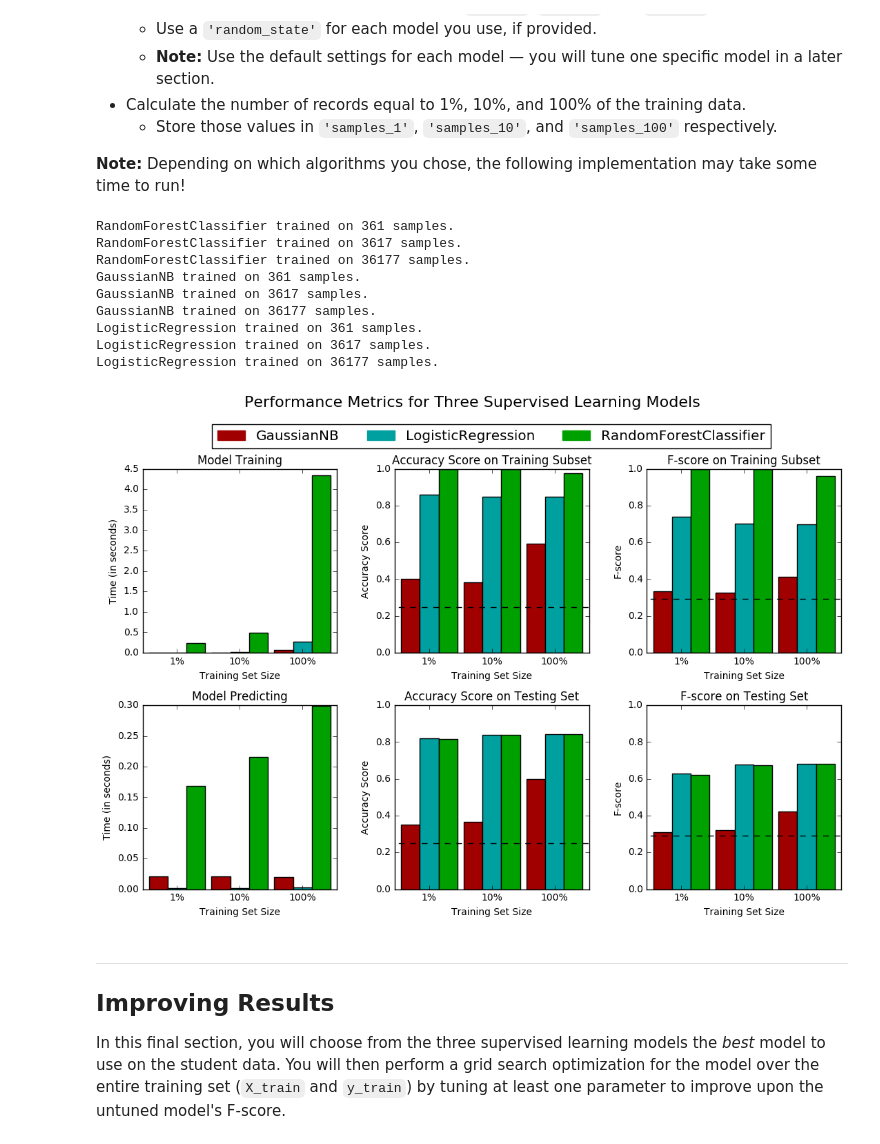
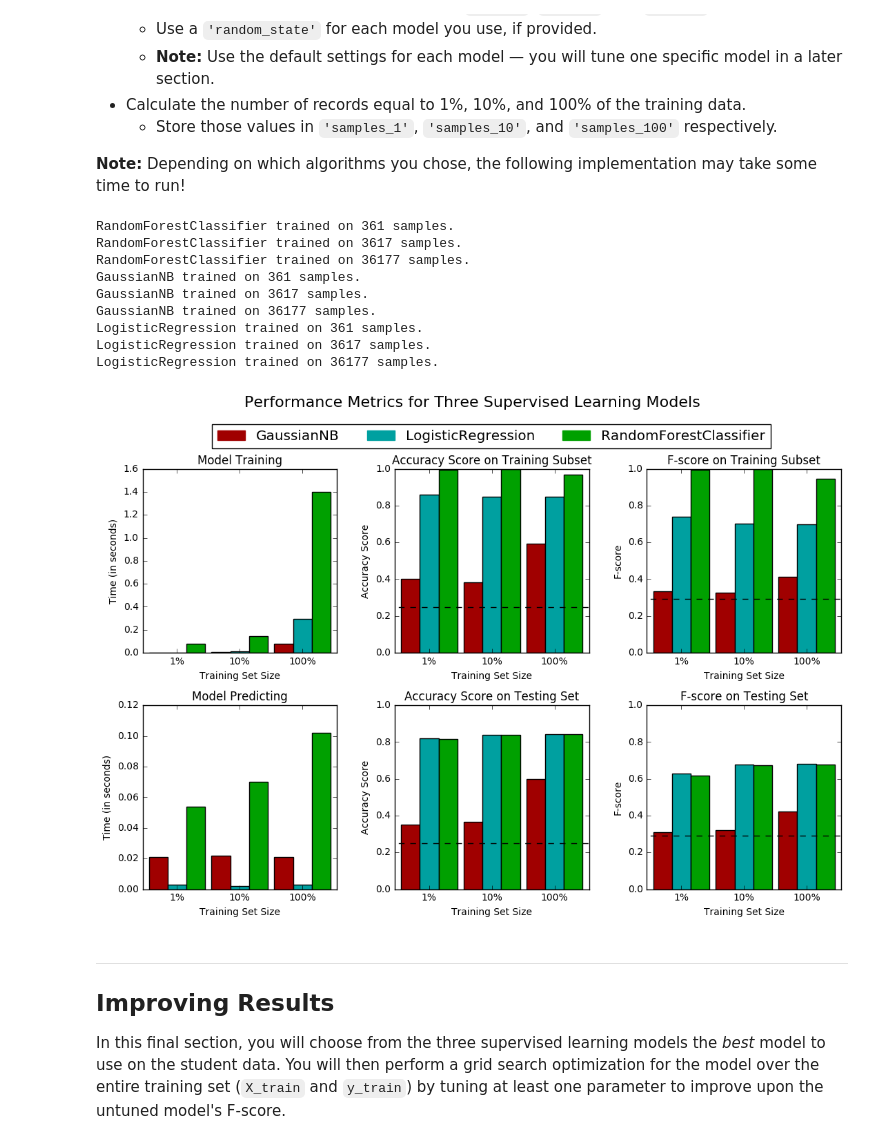
Before and after one commit to cidelab/MachineLearnResearch, a Jupyter notebook: finding_donors/finding_donors.ipynb, the cells around one changed output. Drawn from its saved outputs; the diff is of its cells as text; code cells hidden in the pictures.

```diff
--- a/finding_donors/finding_donors.ipynb
+++ b/finding_donors/finding_donors.ipynb
@@ -440,40 +439,40 @@ from sklearn.naive_bayes import GaussianNB
 from sklearn.linear_model import LogisticRegression
 
 # TODO: Initialize the three models
-clf_A = RandomForestClassifier(n_estimators=100)
+clf_A = RandomForestClassifier(random_state = 0, n_estimators = 30)
 clf_B = GaussianNB()
 clf_C = LogisticRegression()
 
 # TODO: Calculate the number of samples for 1%, 10%, and 100% of the training data
 # HINT: samples_100 is the entire training set i.e. len(y_train)
 # HINT: samples_10 is 10% of samples_100
 # HINT: samples_1 is 1% of samples_100
 samples_100 = len(y_train)
 samples_10 = samples_100 / 10
 samples_1 = samples_100 / 100
 
 # Collect results on the learners
 results = {}
 for clf in [clf_A, clf_B, clf_C]:
     clf_name = clf.__class__.__name__
     results[clf_name] = {}
     for i, samples in enumerate([samples_1, samples_10, samples_100]):
         results[clf_name][i] = \
         train_predict(clf, samples, X_train, y_train, X_test, y_test)
 
 # Run metrics visualization for the three supervised learning models chosen
 vs.evaluate(results, accuracy, fscore)
 # %% [output]
 RandomForestClassifier trained on 361 samples.
 RandomForestClassifier trained on 3617 samples.
 RandomForestClassifier trained on 36177 samples.
 GaussianNB trained on 361 samples.
 GaussianNB trained on 3617 samples.
 GaussianNB trained on 36177 samples.
 LogisticRegression trained on 361 samples.
 LogisticRegression trained on 3617 samples.
 LogisticRegression trained on 36177 samples.
-[figure, old version]
+[figure, new version]
 # %% [markdown]
 ----
 ## Improving Results
```
Also changed, not shown: parts of 3 cells of this notebook.
